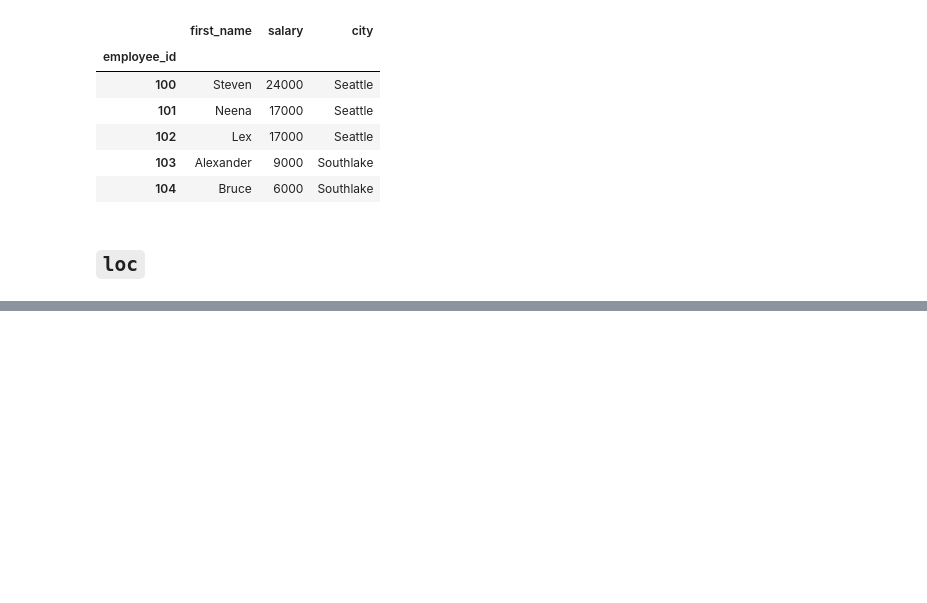
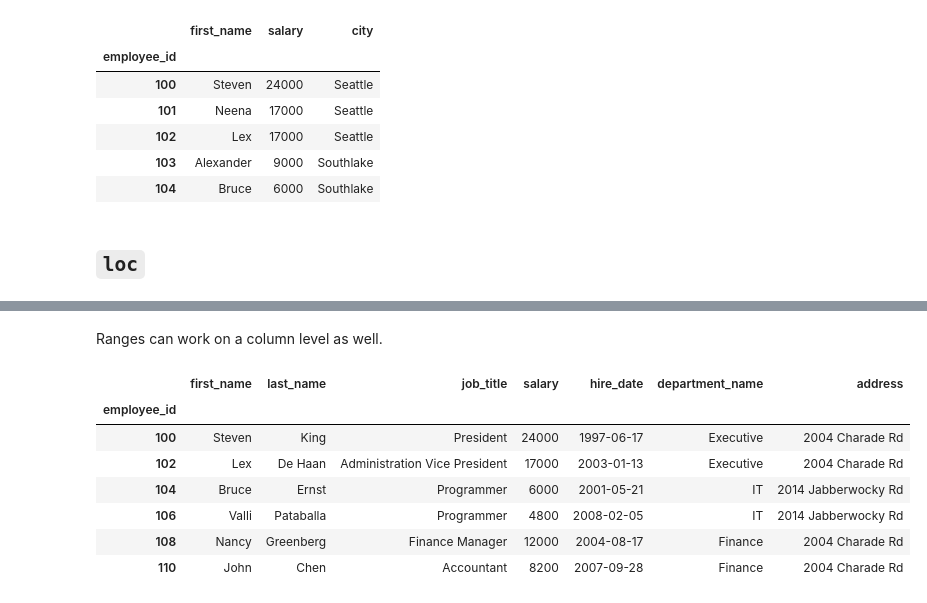
Before and after one commit to piotrgradzinski/dap_20230114, a Jupyter notebook: day_7_pgg/emps_access_filtering.ipynb, the cells around one changed output, grey strips where cells are left out. Cells and saved outputs as stored; diff of their text form; code cells hidden in the pictures; blank space fills up the shorter version.

Commit message:
Employees, acccess and filtering.

```diff
--- a/day_7_pgg/emps_access_filtering.ipynb
+++ b/day_7_pgg/emps_access_filtering.ipynb
@@ -284,0 +330,13 @@ emps.iloc[0:5, [0, 3, -2]]
+# %% [markdown]
+Ranges can work on a column level as well.
+# %%
+emps.loc[100:110:2, 'first_name':'address']
+# %% [output]
+|  | first_name | last_name | job_title | salary | hire_date | department_name | address |
+| employee_id |  |  |  |  |  |  |  |
+| 100 | Steven | King | President | 24000 | 1997-06-17 | Executive | 2004 Charade Rd |
+| 102 | Lex | De Haan | Administration Vice President | 17000 | 2003-01-13 | Executive | 2004 Charade Rd |
+| 104 | Bruce | Ernst | Programmer | 6000 | 2001-05-21 | IT | 2014 Jabberwocky Rd |
+| 106 | Valli | Pataballa | Programmer | 4800 | 2008-02-05 | IT | 2014 Jabberwocky Rd |
+| 108 | Nancy | Greenberg | Finance Manager | 12000 | 2004-08-17 | Finance | 2004 Charade Rd |
+| 110 | John | Chen | Accountant | 8200 | 2007-09-28 | Finance | 2004 Charade Rd |
```
Also changed, not shown: parts of 6 cells of this notebook.
